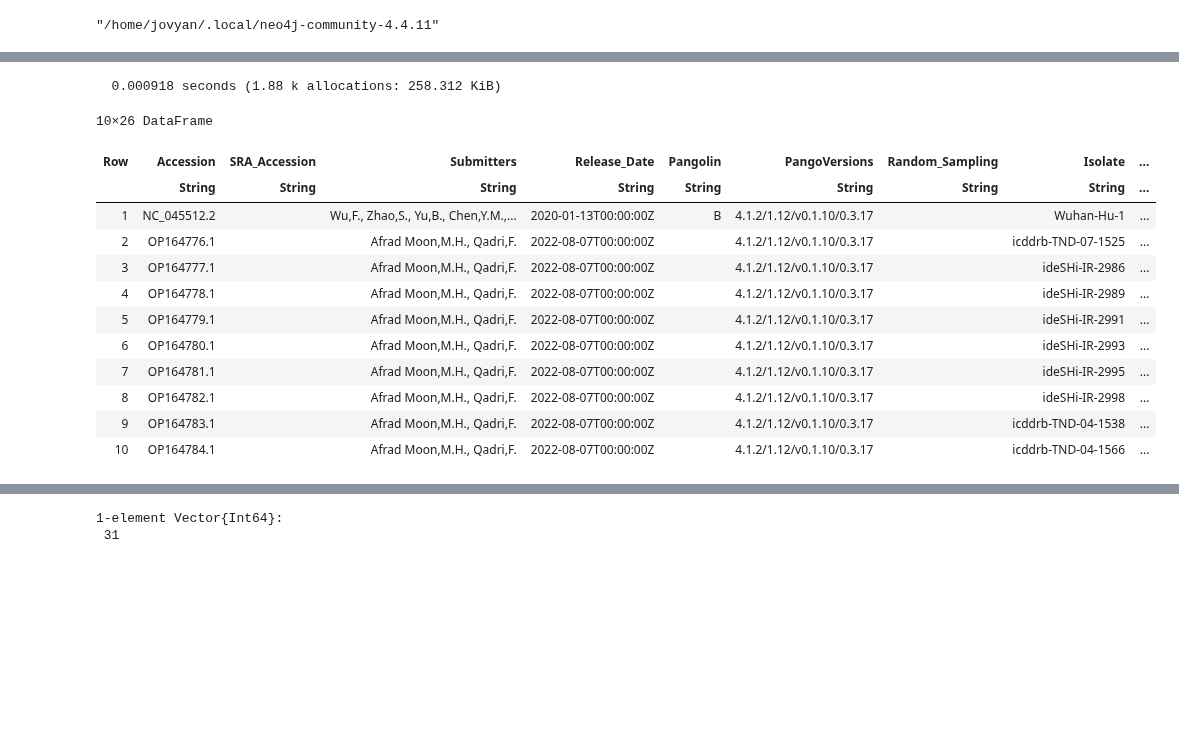
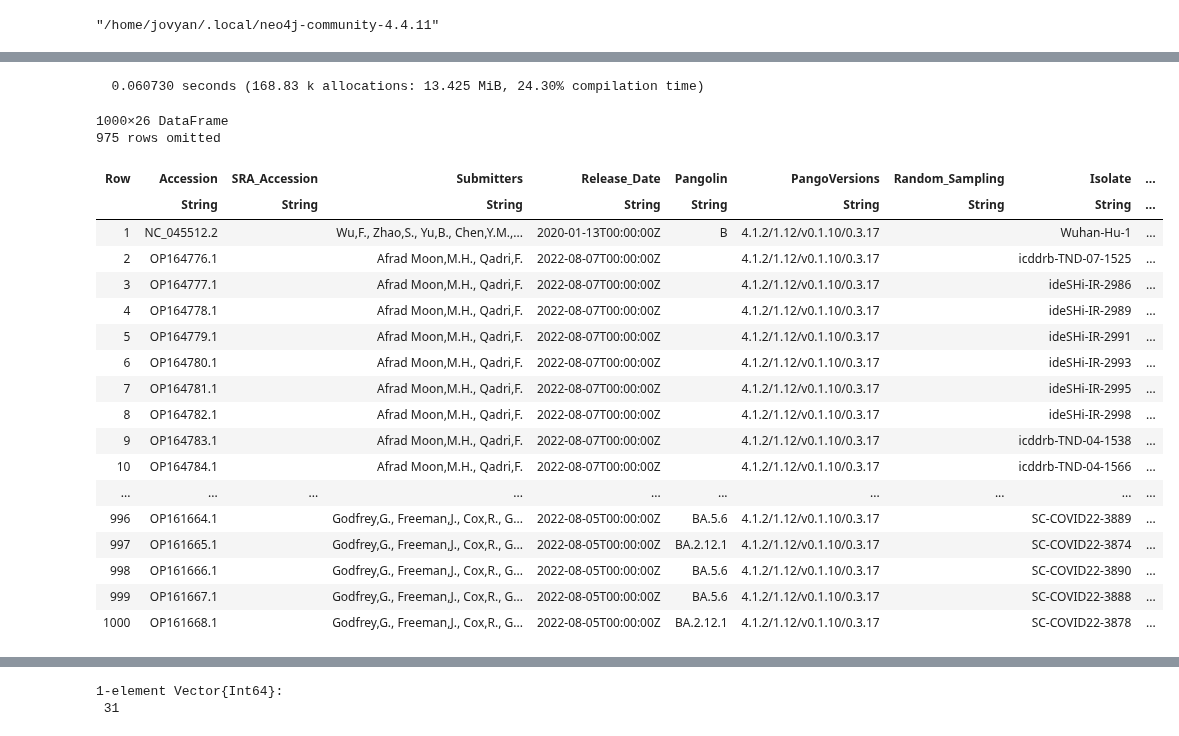
Before and after one commit to cjprybol/Mycelia, a Jupyter notebook: notebooks/scripts/create-pangenome-from-ncbi-viruses-data.ipynb, the cells around one changed output, grey strips where cells are left out. Drawn from its saved outputs; the diff is of its cells as text; code cells hidden in the pictures; blank space fills up the shorter version.

```diff
--- a/notebooks/scripts/create-pangenome-from-ncbi-viruses-data.ipynb
+++ b/notebooks/scripts/create-pangenome-from-ncbi-viruses-data.ipynb
@@ -93,31 +99,39 @@ Process(`/home/jovyan/.local/neo4j-community-4.4.11/bin/neo4j status`, ProcessEx
 mkpath(working_directory)
 cd(working_directory)
 # %%
+total_n = countlines(metadata_file)
 # f = metadata_file
-n = 10^1+1 # complete
-# n = 10^2+1
-# n = 10^3+1
-# n = 10^4+1
-# n = 10^5+1
-# n = 10^6+1
-# n = countlines(metadata_file)
-f = open(`head -n $(n) $metadata_file`)
+# n = 10^1 # complete
+# n = 10^2 # complete
+n = 10^3
+# n = 10^4
+# n = 10^5
+# n = 10^6
+# n = total_n - 1
+f = open(`head -n $(n+1) $metadata_file`)
 @time sequence_metadata = DataFrames.DataFrame(uCSV.read(f, quotes='"', header=1, typedetectrows=100)...)
 # %% [output]
-  0.000918 seconds (1.88 k allocations: 258.312 KiB)
+  0.060730 seconds (168.83 k allocations: 13.425 MiB, 24.30% compilation time)
-10×26 DataFrame
+1000×26 DataFrame
+975 rows omitted
 | Row | Accession | SRA_Accession | Submitters | Release_Date | Pangolin | PangoVersions | Random_Sampling | Isolate | ... |
 |  | String | String | String | String | String | String | String | String | ... |
 | 1 | NC_045512.2 |  | Wu,F., Zhao,S., Yu,B., Chen,Y.M.,... | 2020-01-13T00:00:00Z | B | 4.1.2/1.12/v0.1.10/0.3.17 |  | Wuhan-Hu-1 | ... |
 | 2 | OP164776.1 |  | Afrad Moon,M.H., Qadri,F. | 2022-08-07T00:00:00Z |  | 4.1.2/1.12/v0.1.10/0.3.17 |  | icddrb-TND-07-1525 | ... |
 | 3 | OP164777.1 |  | Afrad Moon,M.H., Qadri,F. | 2022-08-07T00:00:00Z |  | 4.1.2/1.12/v0.1.10/0.3.17 |  | ideSHi-IR-2986 | ... |
 | 4 | OP164778.1 |  | Afrad Moon,M.H., Qadri,F. | 2022-08-07T00:00:00Z |  | 4.1.2/1.12/v0.1.10/0.3.17 |  | ideSHi-IR-2989 | ... |
 | 5 | OP164779.1 |  | Afrad Moon,M.H., Qadri,F. | 2022-08-07T00:00:00Z |  | 4.1.2/1.12/v0.1.10/0.3.17 |  | ideSHi-IR-2991 | ... |
 | 6 | OP164780.1 |  | Afrad Moon,M.H., Qadri,F. | 2022-08-07T00:00:00Z |  | 4.1.2/1.12/v0.1.10/0.3.17 |  | ideSHi-IR-2993 | ... |
 | 7 | OP164781.1 |  | Afrad Moon,M.H., Qadri,F. | 2022-08-07T00:00:00Z |  | 4.1.2/1.12/v0.1.10/0.3.17 |  | ideSHi-IR-2995 | ... |
 | 8 | OP164782.1 |  | Afrad Moon,M.H., Qadri,F. | 2022-08-07T00:00:00Z |  | 4.1.2/1.12/v0.1.10/0.3.17 |  | ideSHi-IR-2998 | ... |
 | 9 | OP164783.1 |  | Afrad Moon,M.H., Qadri,F. | 2022-08-07T00:00:00Z |  | 4.1.2/1.12/v0.1.10/0.3.17 |  | icddrb-TND-04-1538 | ... |
 | 10 | OP164784.1 |  | Afrad Moon,M.H., Qadri,F. | 2022-08-07T00:00:00Z |  | 4.1.2/1.12/v0.1.10/0.3.17 |  | icddrb-TND-04-1566 | ... |
+| ... | ... | ... | ... | ... | ... | ... | ... | ... | ... |
+| 996 | OP161664.1 |  | Godfrey,G., Freeman,J., Cox,R., G... | 2022-08-05T00:00:00Z | BA.5.6 | 4.1.2/1.12/v0.1.10/0.3.17 |  | SC-COVID22-3889 | ... |
+| 997 | OP161665.1 |  | Godfrey,G., Freeman,J., Cox,R., G... | 2022-08-05T00:00:00Z | BA.2.12.1 | 4.1.2/1.12/v0.1.10/0.3.17 |  | SC-COVID22-3874 | ... |
+| 998 | OP161666.1 |  | Godfrey,G., Freeman,J., Cox,R., G... | 2022-08-05T00:00:00Z | BA.5.6 | 4.1.2/1.12/v0.1.10/0.3.17 |  | SC-COVID22-3890 | ... |
+| 999 | OP161667.1 |  | Godfrey,G., Freeman,J., Cox,R., G... | 2022-08-05T00:00:00Z | BA.5.6 | 4.1.2/1.12/v0.1.10/0.3.17 |  | SC-COVID22-3888 | ... |
+| 1000 | OP161668.1 |  | Godfrey,G., Freeman,J., Cox,R., G... | 2022-08-05T00:00:00Z | BA.2.12.1 | 4.1.2/1.12/v0.1.10/0.3.17 |  | SC-COVID22-3878 | ... |
 # %%
 fastx_files = map(x -> "$(sequences_directory)/$(x).fna", sequence_metadata[!, "Accession"])
 # %% [output]
```
Also changed, not shown: parts of 15 cells of this notebook.
